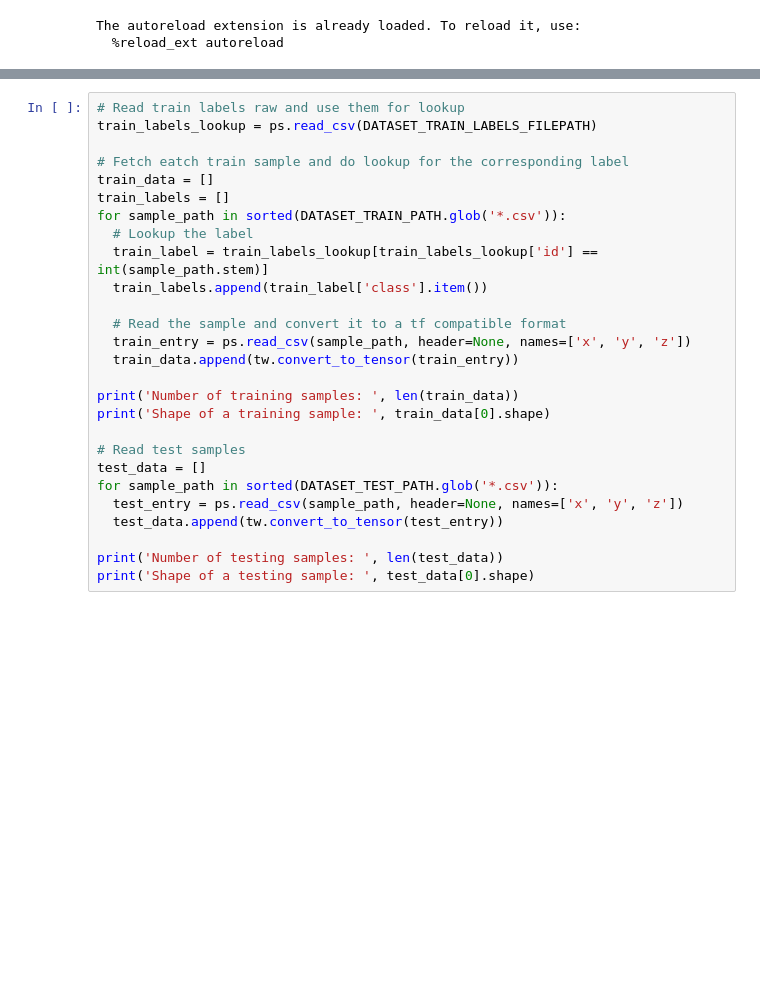
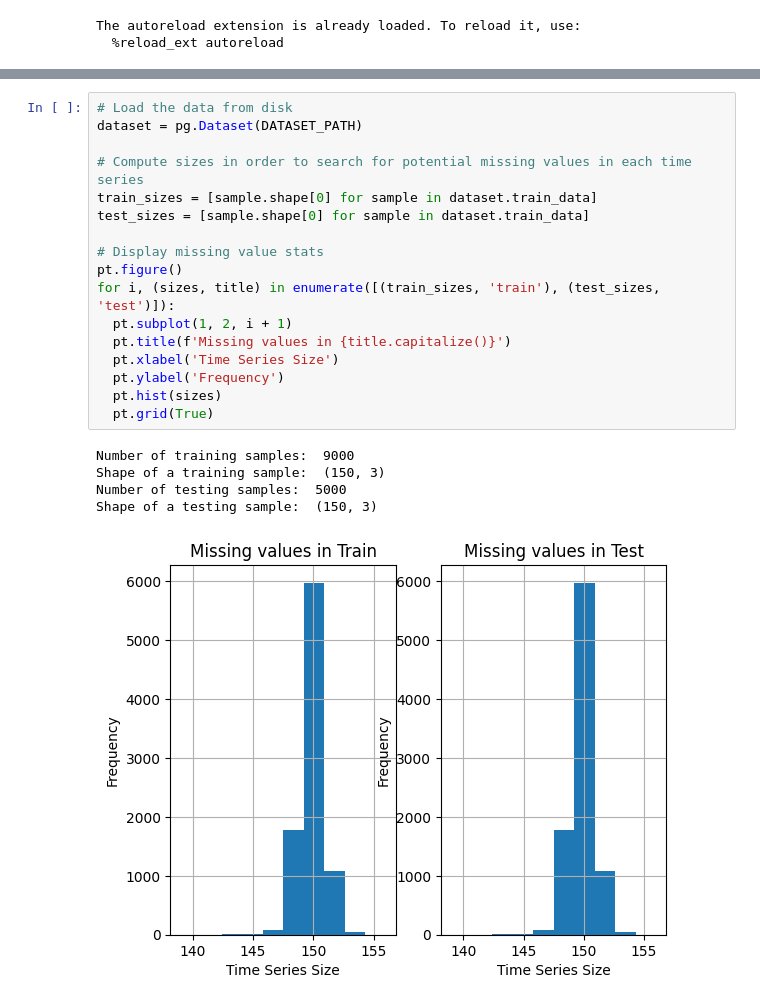
Before and after one commit to fusedbloxxer/ub-g11-pml, a Jupyter notebook: projects/smart/src/main.ipynb, the cells around one changed output, grey strips where cells are left out. Saved outputs shown, nothing was run; the diff lists cells and outputs as text; blank space fills up the shorter version.

```diff
--- a/projects/smart/src/main.ipynb
+++ b/projects/smart/src/main.ipynb
@@ -49,28 +50,24 @@ Available devices =  [PhysicalDevice(name='/physical_device:CPU:0', device_type=
-# %%
-# Read train labels raw and use them for lookup
-train_labels_lookup = ps.read_csv(DATASET_TRAIN_LABELS_FILEPATH)
-
-# Fetch eatch train sample and do lookup for the corresponding label
-train_data = []
-train_labels = []
-for sample_path in sorted(DATASET_TRAIN_PATH.glob('*.csv')):
-  # Lookup the label
-  train_label = train_labels_lookup[train_labels_lookup['id'] == int(sample_path.stem)]
-  train_labels.append(train_label['class'].item())
-
-  # Read the sample and convert it to a tf compatible format
-  train_entry = ps.read_csv(sample_path, header=None, names=['x', 'y', 'z'])
-  train_data.append(tw.convert_to_tensor(train_entry))
-
-print('Number of training samples: ', len(train_data))
-print('Shape of a training sample: ', train_data[0].shape)
-
-# Read test samples
-test_data = []
-for sample_path in sorted(DATASET_TEST_PATH.glob('*.csv')):
-  test_entry = ps.read_csv(sample_path, header=None, names=['x', 'y', 'z'])
-  test_data.append(tw.convert_to_tensor(test_entry))
-
-print('Number of testing samples: ', len(test_data))
-print('Shape of a testing sample: ', test_data[0].shape)
+# %%
+# Load the data from disk
+dataset = pg.Dataset(DATASET_PATH)
+
+# Compute sizes in order to search for potential missing values in each time series
+train_sizes = [sample.shape[0] for sample in dataset.train_data]
+test_sizes = [sample.shape[0] for sample in dataset.train_data]
+
+# Display missing value stats
+pt.figure()
+for i, (sizes, title) in enumerate([(train_sizes, 'train'), (test_sizes, 'test')]):
+  pt.subplot(1, 2, i + 1)
+  pt.title(f'Missing values in {title.capitalize()}')
+  pt.xlabel('Time Series Size')
+  pt.ylabel('Frequency')
+  pt.hist(sizes)
+  pt.grid(True)
+# %% [output]
+Number of training samples:  9000
+Shape of a training sample:  (150, 3)
+Number of testing samples:  5000
+Shape of a testing sample:  (150, 3)
+[figure, added]
 # %%
```
Also changed, not shown: parts of 12 cells of this notebook, 6 other files.
